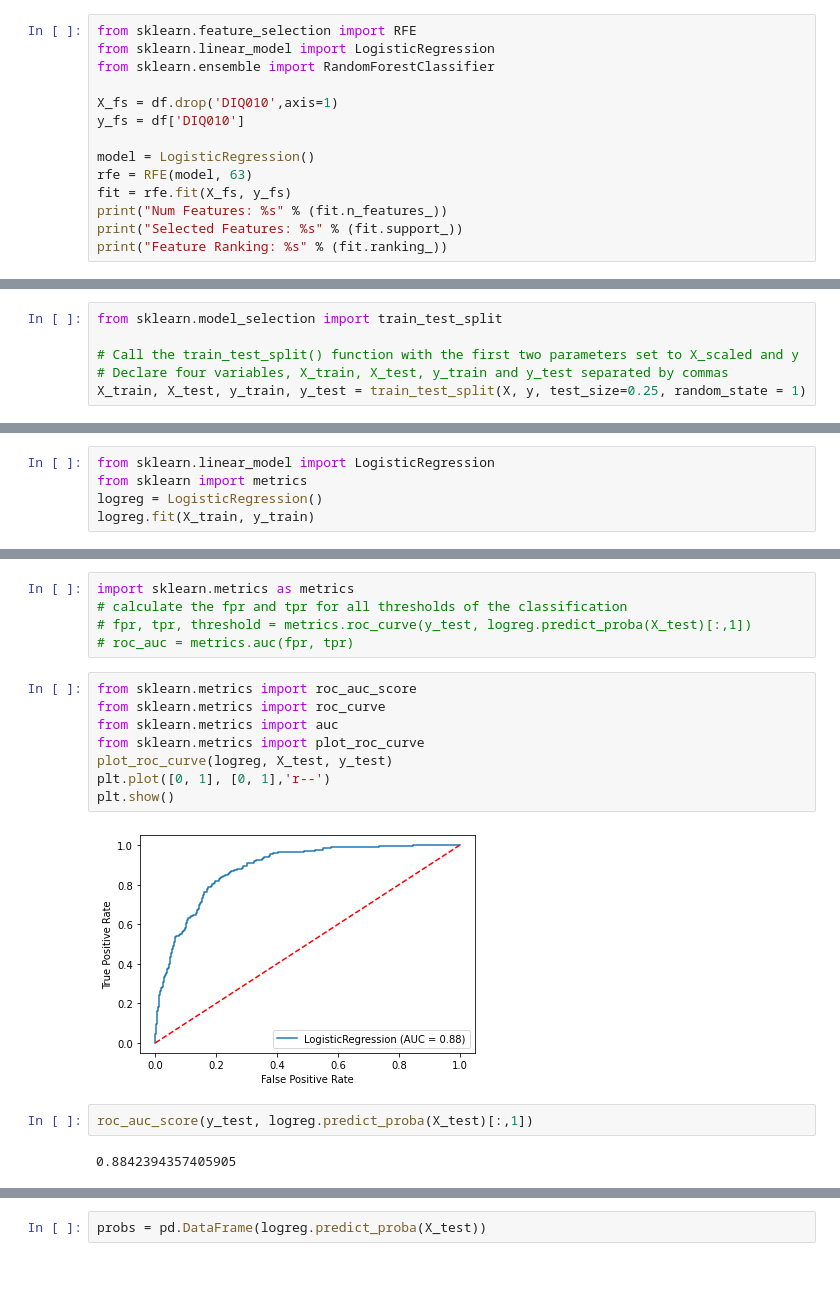
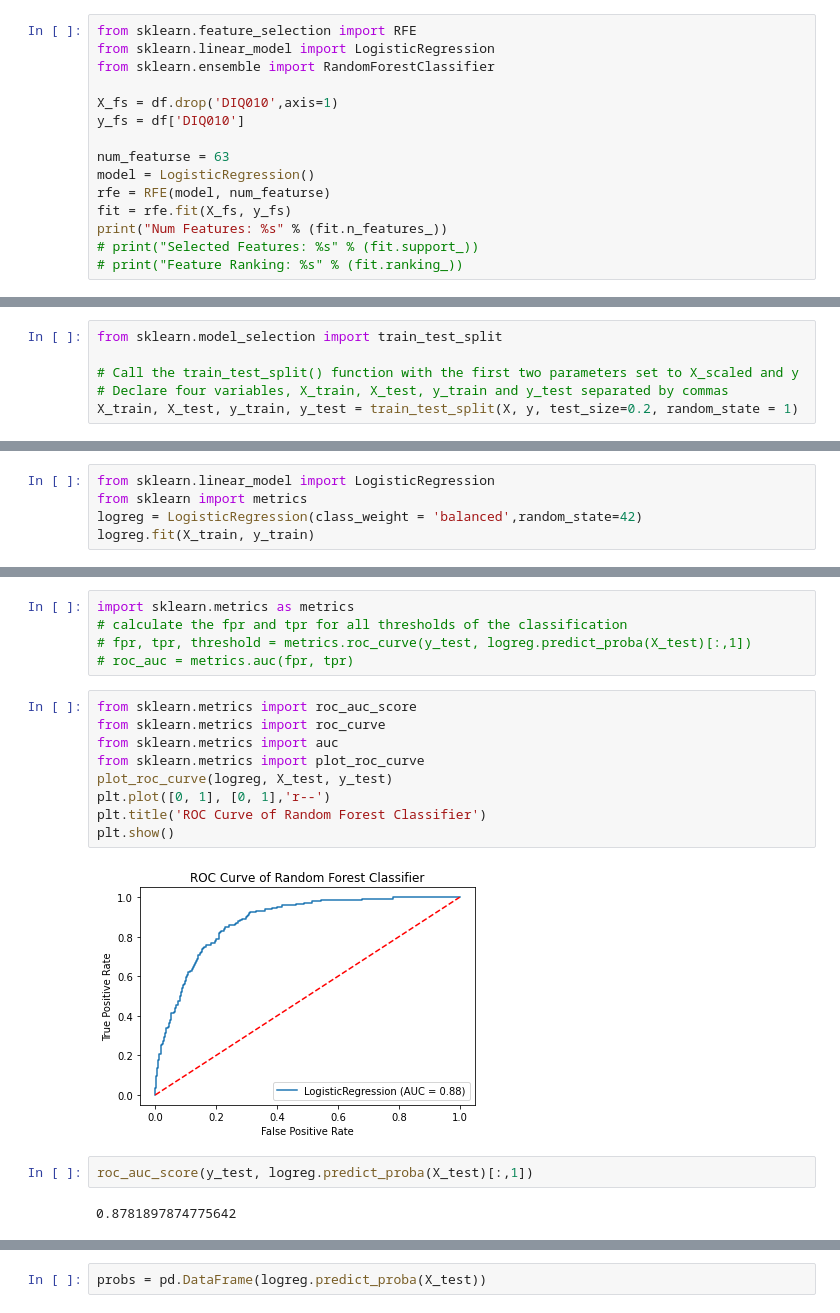
Before and after one commit to iklasky/Springboard, a Jupyter notebook: SecondCapstone/Diabetes_prediction_adults.ipynb, the cells around one changed output, grey strips where cells are left out. Drawn from its saved outputs; the diff is of its cells as text; blank space fills up the shorter version.

```diff
--- a/SecondCapstone/Diabetes_prediction_adults.ipynb
+++ b/SecondCapstone/Diabetes_prediction_adults.ipynb
@@ -173,11 +184,12 @@ from sklearn.ensemble import RandomForestClassifier
 X_fs = df.drop('DIQ010',axis=1)
 y_fs = df['DIQ010']
 
+num_featurse = 63
 model = LogisticRegression()
-rfe = RFE(model, 63)
+rfe = RFE(model, num_featurse)
 fit = rfe.fit(X_fs, y_fs)
 print("Num Features: %s" % (fit.n_features_))
-print("Selected Features: %s" % (fit.support_))
-print("Feature Ranking: %s" % (fit.ranking_))
+# print("Selected Features: %s" % (fit.support_))
+# print("Feature Ranking: %s" % (fit.ranking_))
 # %% [output]
 Num Features: 63
@@ -244,12 +242,12 @@ from sklearn.model_selection import train_test_split
 
 # Call the train_test_split() function with the first two parameters set to X_scaled and y
 # Declare four variables, X_train, X_test, y_train and y_test separated by commas
-X_train, X_test, y_train, y_test = train_test_split(X, y, test_size=0.25, random_state = 1)
+X_train, X_test, y_train, y_test = train_test_split(X, y, test_size=0.2, random_state = 1)
 # %% [markdown]
 We will now run a logistic regression model on our remaining features to predict for diabetes.
 # %%
 from sklearn.linear_model import LogisticRegression
 from sklearn import metrics
-logreg = LogisticRegression()
+logreg = LogisticRegression(class_weight = 'balanced',random_state=42)
 logreg.fit(X_train, y_train)
 # %% [output]
@@ -264,17 +262,18 @@ import sklearn.metrics as metrics
 # %%
 from sklearn.metrics import roc_auc_score
 from sklearn.metrics import roc_curve
 from sklearn.metrics import auc
 from sklearn.metrics import plot_roc_curve
 plot_roc_curve(logreg, X_test, y_test)
 plt.plot([0, 1], [0, 1],'r--')
+plt.title('ROC Curve of Random Forest Classifier')
 plt.show()
 # %% [output]
-[figure, old version]
+[figure, new version]
 # %%
 roc_auc_score(y_test, logreg.predict_proba(X_test)[:,1])
 # %% [output]
-0.8842394357405905
+0.8781897874775642
 # %%
 logreg.predict_proba(X_test)
 # %% [output]
```
Also changed, not shown: parts of 27 cells of this notebook.
